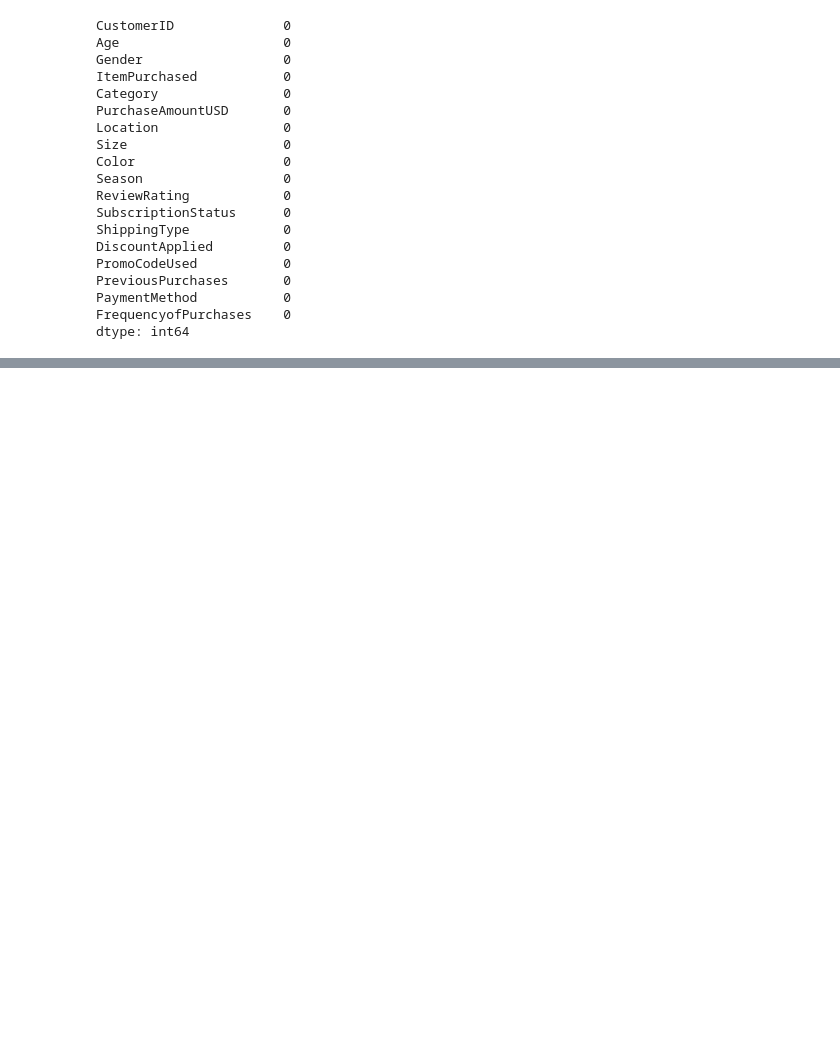
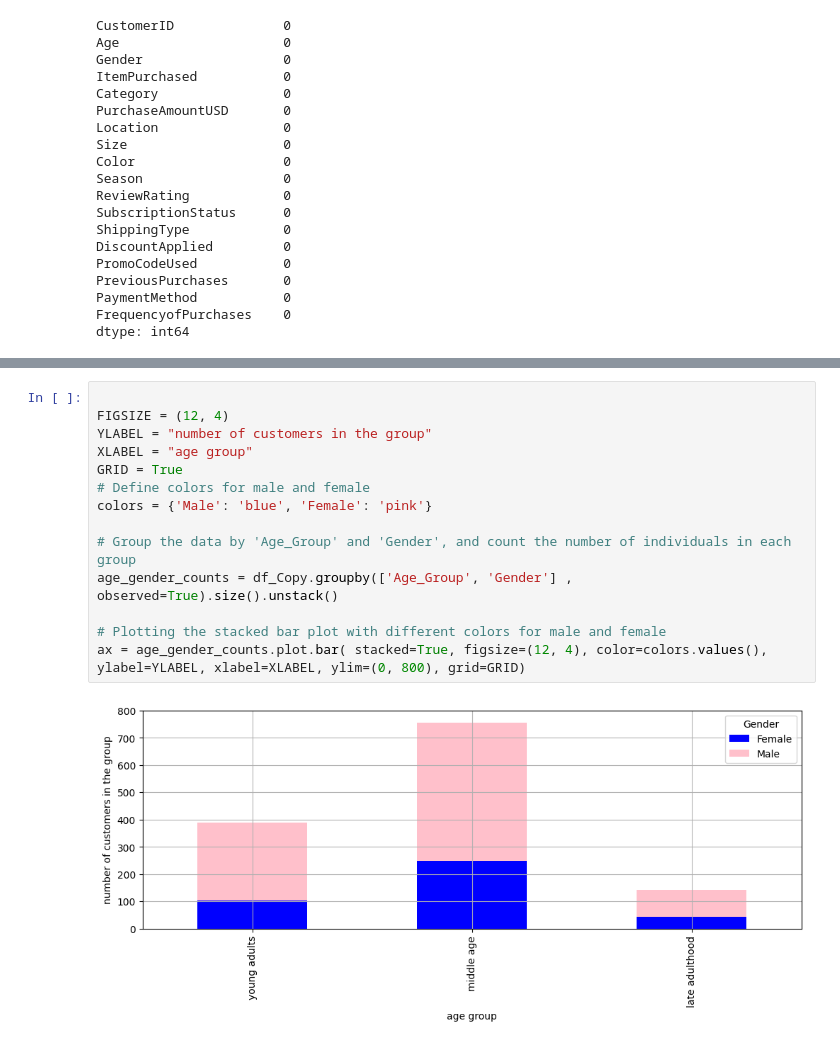
Before and after one commit to rachma24/ML-sose24, a Jupyter notebook: Abgabe1.ipynb, the cells around one changed output, grey strips where cells are left out. Drawn from its saved outputs; the diff is of its cells as text; blank space fills up the shorter version.

```diff
--- a/Abgabe1.ipynb
+++ b/Abgabe1.ipynb
@@ -366,0 +413,16 @@ pd.get_dummies(df[VARIABLES_TO_OHE])
+# %%
+
+FIGSIZE = (12, 4)
+YLABEL = "number of customers in the group"
+XLABEL = "age group"
+GRID = True
+# Define colors for male and female
+colors = {'Male': 'blue', 'Female': 'pink'}
+
+# Group the data by 'Age_Group' and 'Gender', and count the number of individuals in each group
+age_gender_counts = df_Copy.groupby(['Age_Group', 'Gender'] , observed=True).size().unstack()
+
+# Plotting the stacked bar plot with different colors for male and female
+ax = age_gender_counts.plot.bar( stacked=True, figsize=(12, 4), color=colors.values(),  ylabel=YLABEL, xlabel=XLABEL, ylim=(0, 800), grid=GRID)
+# %% [output]
+[figure, added]
```
Also changed, not shown: parts of 18 cells of this notebook, 3 other files.
